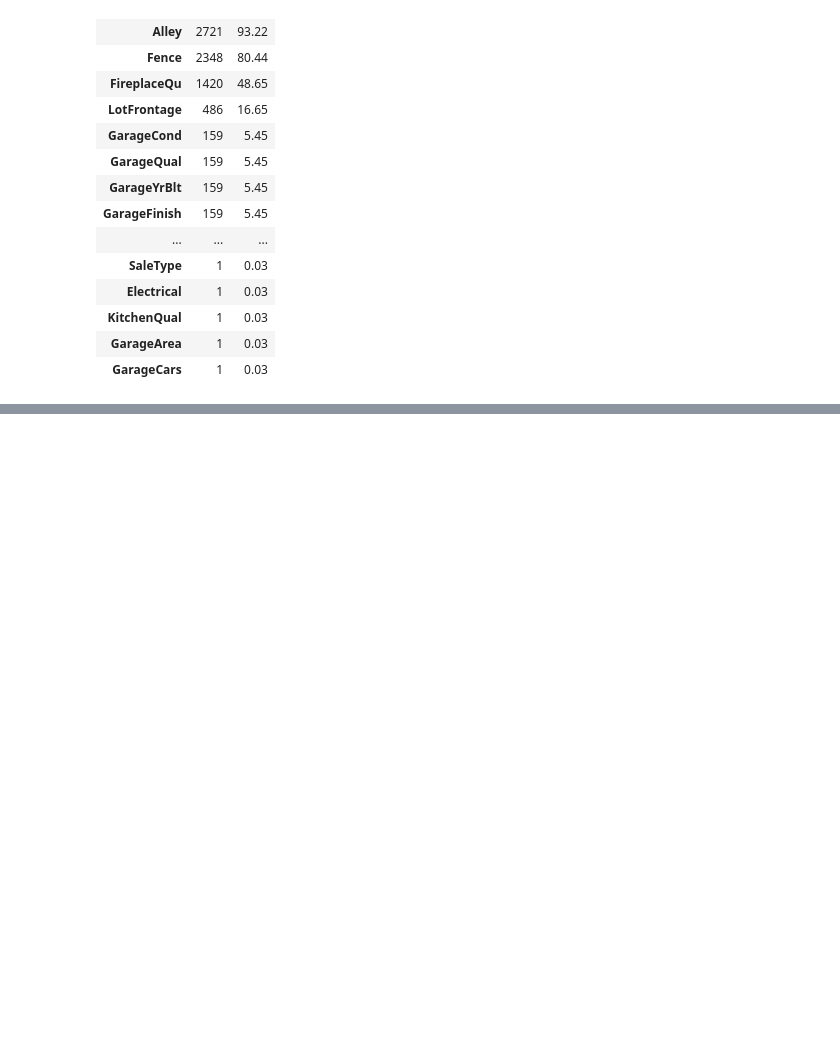
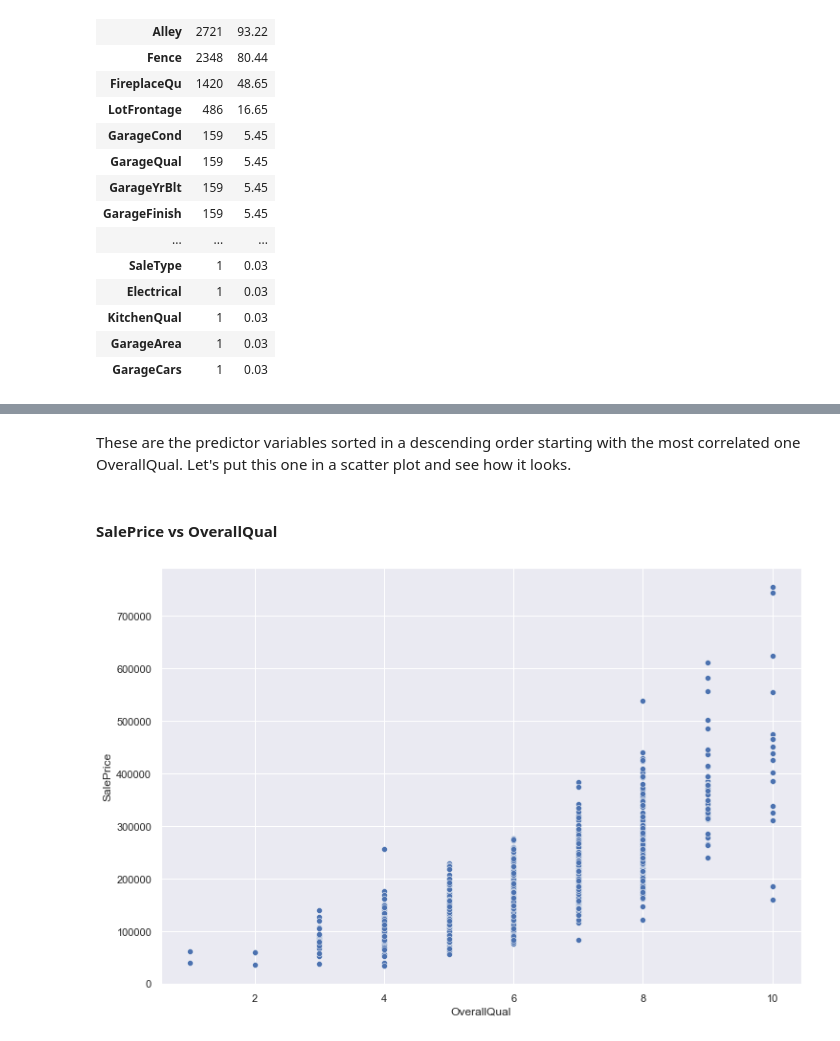
Before and after one commit to VikasNagare12/house-price-prediction, a Jupyter notebook: HousePricePrediction.ipynb, the cells around one changed output, grey strips where cells are left out. Drawn from its saved outputs; the diff is of its cells as text; code cells hidden in the pictures; blank space fills up the shorter version.

```diff
--- a/HousePricePrediction.ipynb
+++ b/HousePricePrediction.ipynb
@@ -125,0 +173,16 @@ sns.displot(train_df['SalePrice'],kde=True)
+# %% [markdown]
+These are the predictor variables sorted in a descending order starting with the most correlated one OverallQual. Let's put this one in a scatter plot and see how it looks.
+# %% [markdown]
+####  SalePrice vs OverallQual
+# %%
+def customized_scatterplot(y, x):
+        ## Sizing the plot.
+    plt.subplots(figsize = (12,8))
+    ## Plotting target variable with predictor variable(OverallQual)
+    sns.scatterplot(y = y, x = x);
+# %%
+customized_scatterplot(y = train_df.SalePrice, x = train_df.OverallQual)
+#sns.set(font_scale=1)
+#sns.scatterplot(y = train_df.SalePrice, x = train_df.OverallQual);
+# %% [output]
+[figure, added]
```
Also changed, not shown: parts of 32 cells of this notebook.
